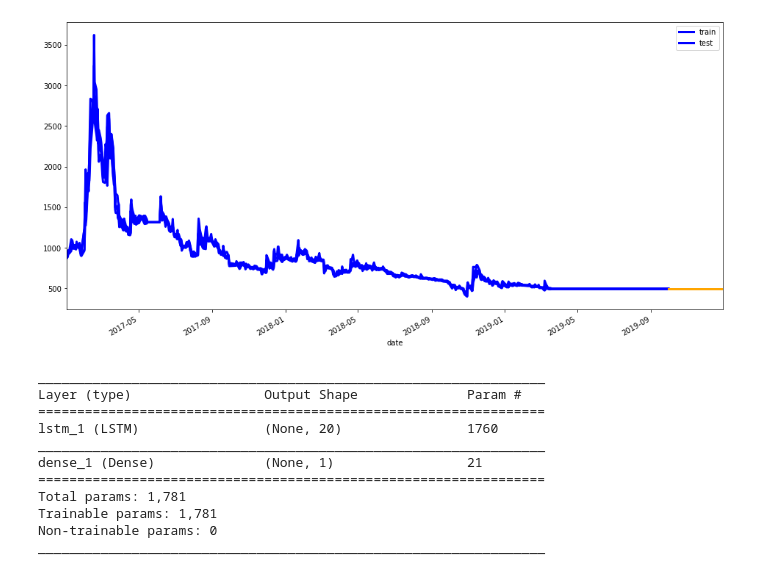
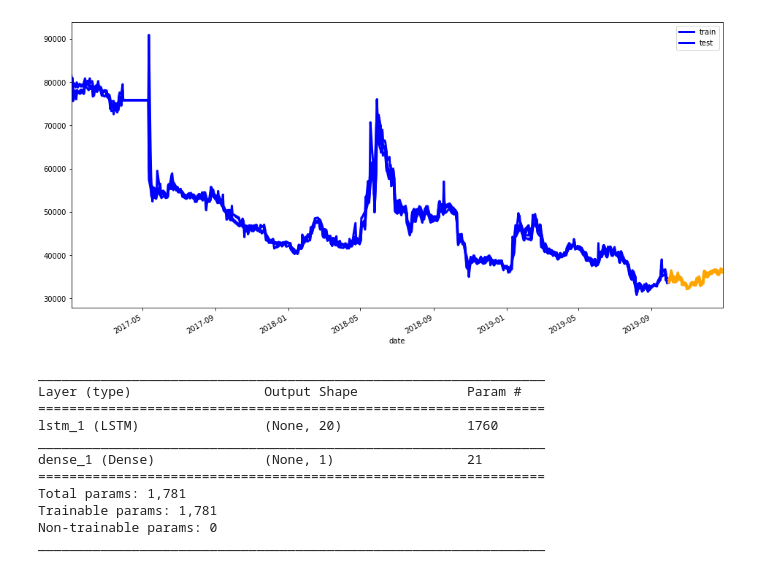
Before and after one commit to ajskdlf64/PROJECT_Stock-Market-Price, a Jupyter notebook: 08. Stock Market Price Predict Model (with OHLC, TOP30, BOTTOM30).ipynb, the cells around one changed output. Drawn from its saved outputs; the diff is of its cells as text; code cells hidden in the pictures.

```diff
--- a/08. Stock Market Price Predict Model (with OHLC, TOP30, BOTTOM30).ipynb
+++ b/08. Stock Market Price Predict Model (with OHLC, TOP30, BOTTOM30).ipynb
@@ -7,21 +7,21 @@ import os
 import seaborn as sns
 # %%
 data = pd.read_csv("./data/df_final.csv")
-data = data[data["code"] == 44180]
+data = data[data["code"] == 12320]
 data = data[data.columns[1:6]]
 data["date"] = pd.to_datetime(data["date"])
 data = data.set_index("date")
 
 split_date = pd.Timestamp("2019-09-30")
 train = data.loc[:split_date, ["open", "high", "low", "close"]]
 test = data.loc[split_date:, ["open", "high", "low", "close"]]
 
 ax = train.plot(figsize=(16,8), color='b', linewidth=3)
 test.plot(ax=ax, color='orange', linewidth=3)
 plt.legend(['train', 'test'])
 plt.show()
 # %% [output]
-[figure, old version]
+[figure, new version]
 # %%
 from sklearn.preprocessing import MinMaxScaler
 sc = MinMaxScaler()
```
Also changed, not shown: parts of 4 cells of this notebook, 3 other files.
